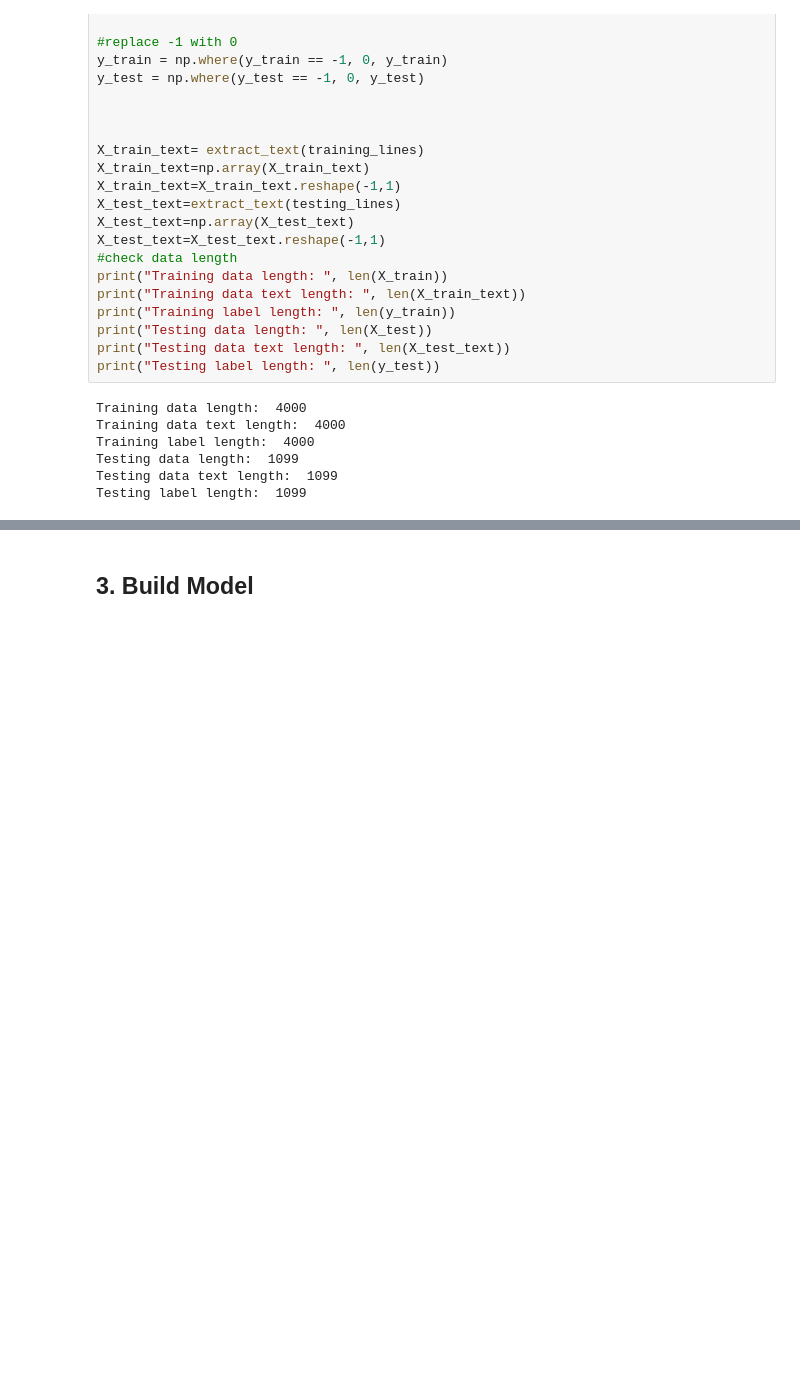
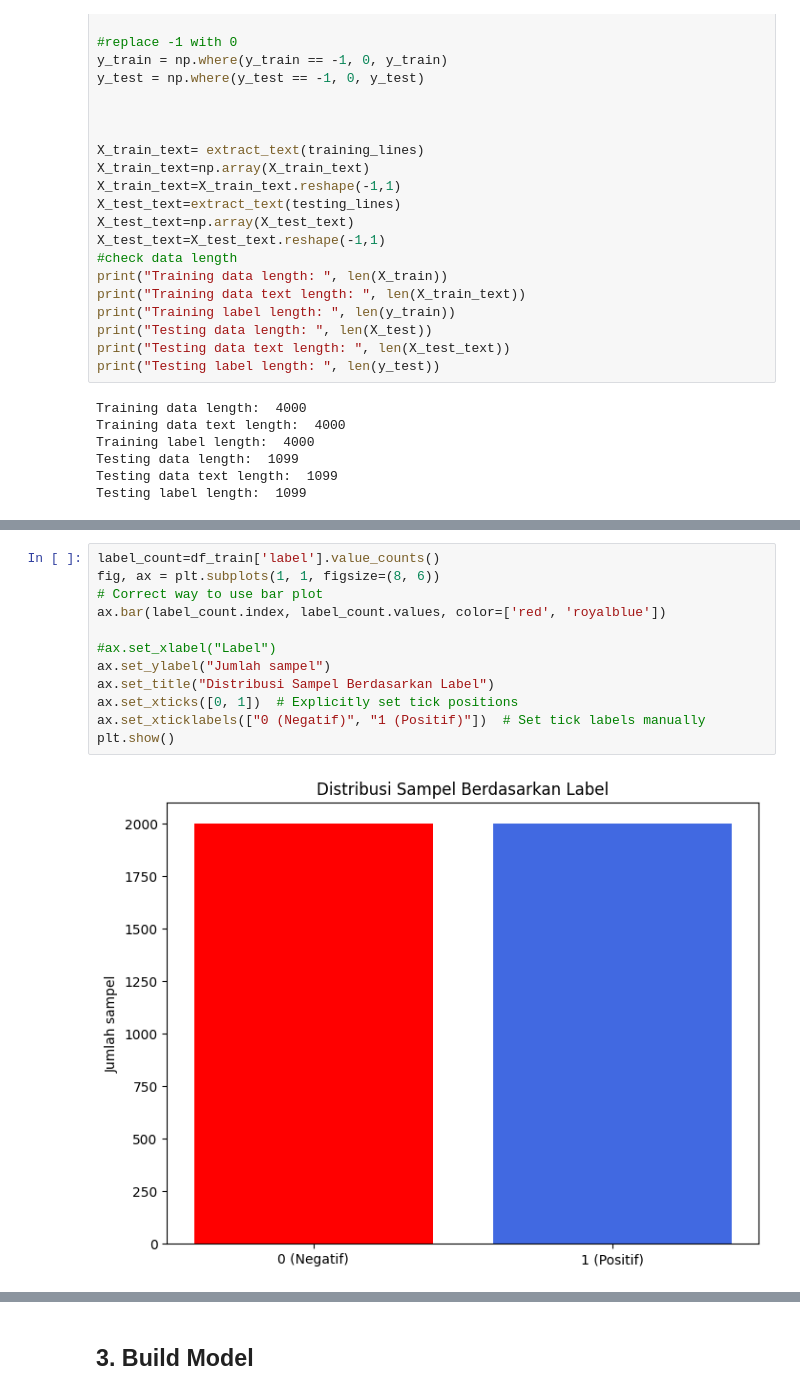
Before and after one commit to Najwanyusnianda/s2ai_project_assignment, a Jupyter notebook: assignment2.ipynb, the cells around one changed output, grey strips where cells are left out. Cells and saved outputs as stored; diff of their text form; blank space fills up the shorter version.

```diff
--- a/assignment2.ipynb
+++ b/assignment2.ipynb
@@ -111,0 +168,14 @@ Testing label length:  1099
+# %%
+label_count=df_train['label'].value_counts()
+fig, ax = plt.subplots(1, 1, figsize=(8, 6))
+# Correct way to use bar plot
+ax.bar(label_count.index, label_count.values, color=['red', 'royalblue'])
+
+#ax.set_xlabel("Label")
+ax.set_ylabel("Jumlah sampel")
+ax.set_title("Distribusi Sampel Berdasarkan Label")
+ax.set_xticks([0, 1])  # Explicitly set tick positions
+ax.set_xticklabels(["0 (Negatif)", "1 (Positif)"])  # Set tick labels manually
+plt.show()
+# %% [output]
+[figure, added]
```
Also changed, not shown: parts of 7 cells of this notebook, 4 other files.
